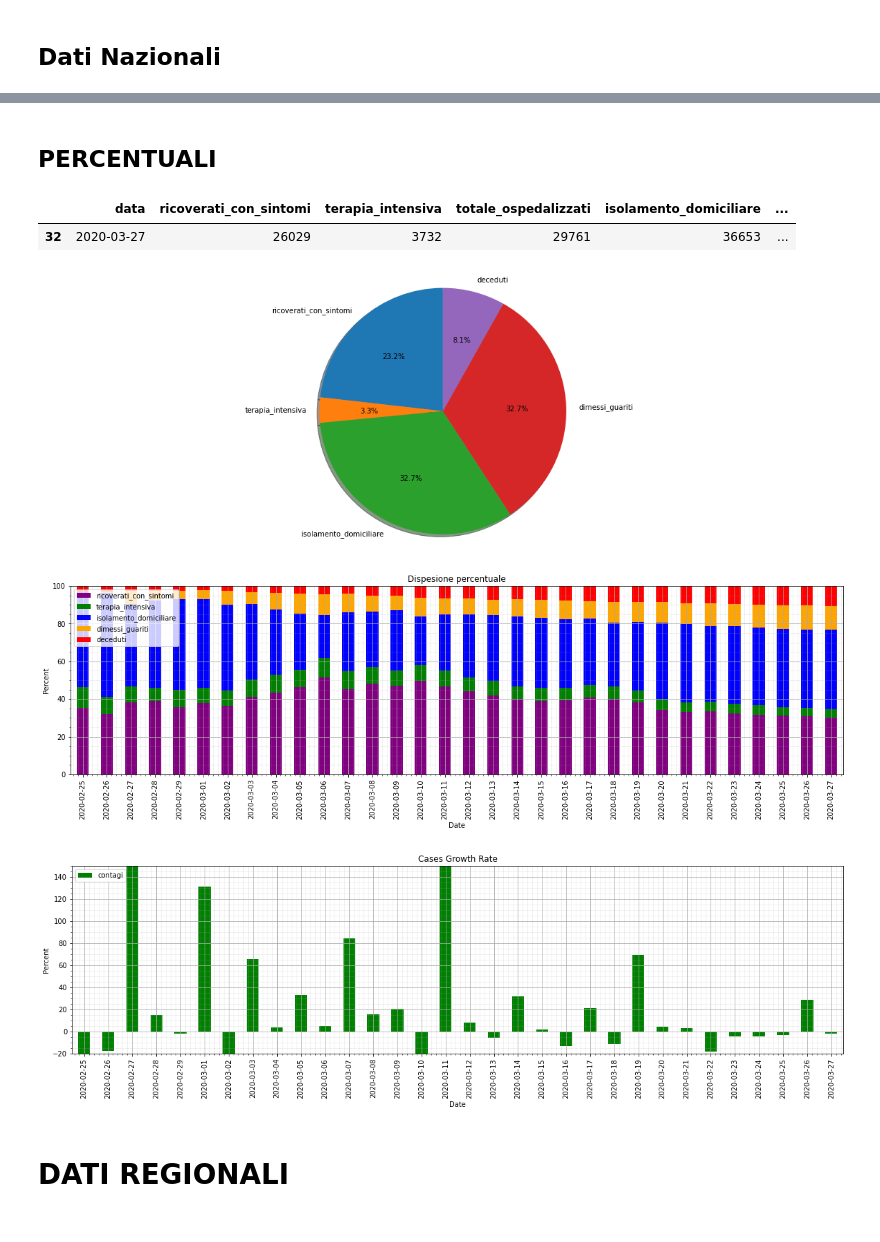
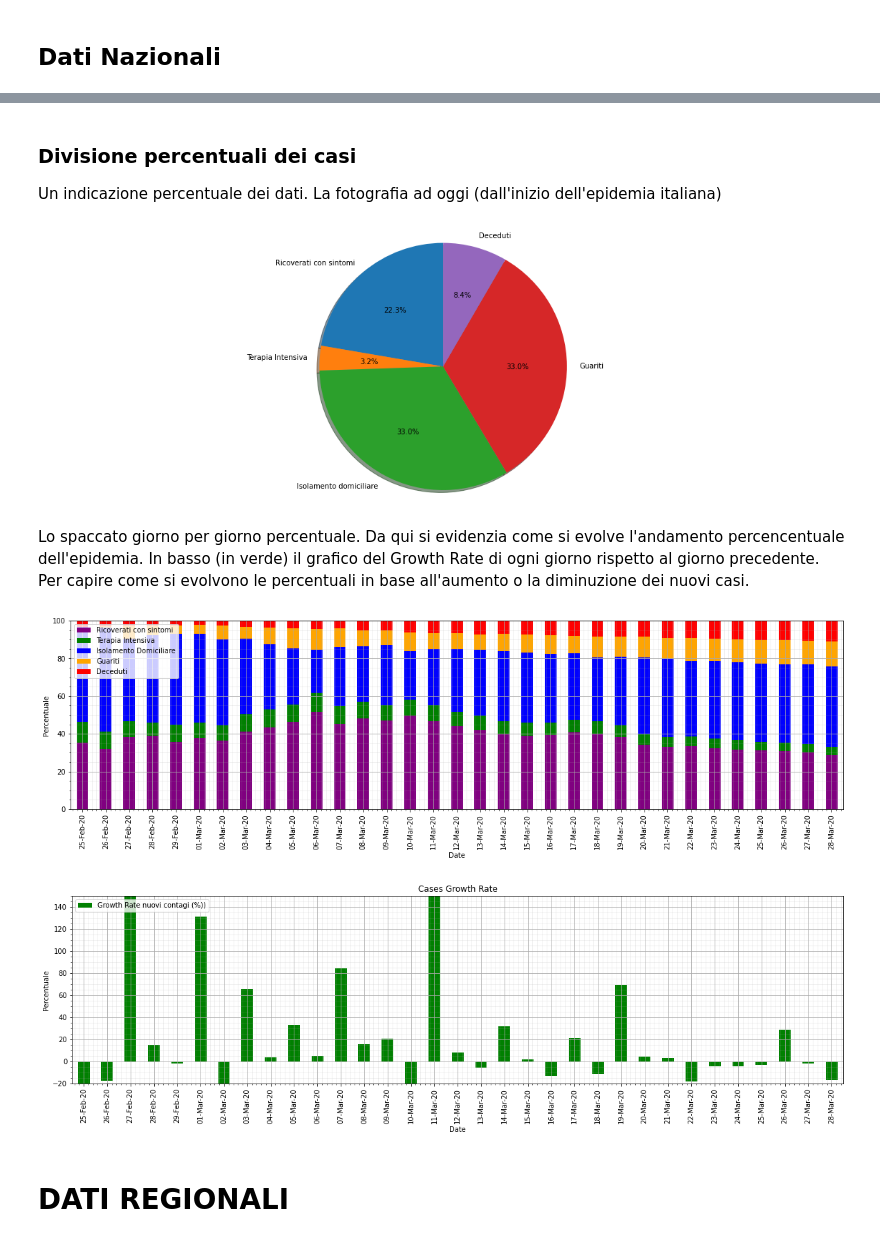
Before and after one commit to pasalino/Covid-19-PyAnalysis, a Jupyter notebook: Covid-19.ipynb, the cells around one changed output, grey strips where cells are left out. Cells and saved outputs as stored; diff of their text form; code cells hidden in the pictures.

```diff
--- a/Covid-19.ipynb
+++ b/Covid-19.ipynb
@@ -82,9 +102,9 @@ def beautify_graph(ax):
 ## Dati Nazionali
 # %%
 national_trend = pd.read_csv(os.path.join(REPO_DIR,'dati-andamento-nazionale/dpc-covid19-ita-andamento-nazionale.csv'))
-#national_trend['data'] = pd.to_datetime(national_trend['data']).dt.date
 national_trend['DATA'] = pd.to_datetime(national_trend['data'])
-national_trend['DATA'] = national_trend['DATA'].dt.strftime('%d-%m-%y')
+national_trend['DATA'] = national_trend['DATA'].dt.strftime('%d-%b-%y')
+national_trend['data'] = pd.to_datetime(national_trend['data']).dt.strftime('%d-%b-%y')
 national_trend = national_trend.drop('stato',axis=1).drop('note_it',axis=1).drop('note_en',axis=1)
-national_trend.set_index(keys=['DATA'],drop=True,append=False,inplace=True)
+national_trend.set_index(keys=['DATA'], append=False, inplace=True)
 national_trend.index.rename('', inplace=True)
@@ -271,20 +312,15 @@ avg_trend.tail(7)
-# %% [markdown]
-## PERCENTUALI
-# %%
-last_info = national_trend[-1:]
-last_info
-# %% [output]
-|  | data | ricoverati_con_sintomi | terapia_intensiva | totale_ospedalizzati | isolamento_domiciliare | ... |
-| 32 | 2020-03-27 | 26029 | 3732 | 29761 | 36653 | ... |
+# %% [markdown]
+### Divisione percentuali dei casi
+Un indicazione percentuale dei dati. La fotografia ad oggi (dall'inizio dell'epidemia italiana)
 # %%
 # Data to plot
-
+last_info = national_trend[-1:]
 v1 = int(last_info['ricoverati_con_sintomi'])
 v2 = int(last_info['terapia_intensiva'])
 v3 = int(last_info['isolamento_domiciliare'])
 v4 = int(last_info['isolamento_domiciliare'])
 v5 = int(last_info['deceduti'])
-labels = 'ricoverati_con_sintomi', 'terapia_intensiva', 'isolamento_domiciliare', 'dimessi_guariti', 'deceduti'
+labels = 'Ricoverati con sintomi', 'Terapia Intensiva', 'Isolamento domiciliare', 'Guariti', 'Deceduti'
 sizes = [v1, v2, v3, v4, v5]
 fig1, ax1 = plt.subplots()
 ax1.pie(sizes,labels=labels, autopct='%1.1f%%', shadow=True, startangle=90)
@@ -292,7 +328,7 @@ ax1.axis('equal')  # Equal aspect ratio ensures that pie is drawn as a circle.
 
 plt.show()
 # %% [output]
-[figure, old version]
+[figure, new version]
 # %%
 percents_in_period = pd.DataFrame()
 percents_in_period['data'] = national_trend['data']
@@ -303,35 +339,36 @@ percents_in_period['dimessi_guariti'] = (national_trend['dimessi_guariti'] / nat
 percents_in_period['deceduti'] = (national_trend['deceduti'] / national_trend['totale_casi'])*100
 percents_in_period['contagi'] = growth_rates['nuovi_attualmente_positivi']
 percents_in_period = percents_in_period[1:].round(2)
+# %% [markdown]
+Lo spaccato giorno per giorno percentuale. Da qui si evidenzia come si evolve l'andamento percencentuale dell'epidemia. In basso (in verde) il grafico del Growth Rate di ogni giorno rispetto al giorno precedente. Per capire come si evolvono le percentuali in base all'aumento o la diminuzione dei nuovi casi.
 # %%
 # %matplotlib notebook
 plt.rcParams['figure.figsize'] = [20, 5]
 
 plot = ['ricoverati_con_sintomi','terapia_intensiva','isolamento_domiciliare','dimessi_guariti','deceduti']
 colors = ['purple','green','blue', 'orange','red']
-labels = ['ricoverati_con_sintomi','terapia_intensiva','isolamento_domiciliare','dimessi_guariti','deceduti']
+labels = ['Ricoverati con sintomi','Terapia Intensiva','Isolamento Domiciliare','Guariti','Deceduti']
 ax = percents_in_period.plot(kind='bar', x='data', y=plot, color=colors, rot=90, label=labels, stacked=True)
-ax.set_title("Prcentage dispersion per day")
 ax.set_ylim(0,100)
 
 plot = ['contagi']
 colors = ['green']
-labels = ['contagi']
+labels = ['Growth Rate nuovi contagi (%))']
 ay = percents_in_period.plot(kind='bar', x='data', y=plot, color=colors, rot=90, label=labels)
 ay.set_title("Cases Growth Rate")
 ay.set_ylim(-20,150)
 
 
 
 for g in [ax,ay]:
     g.legend(loc="upper left")
     g.set_xlabel('Date')
-    g.set_ylabel('Percent')
+    g.set_ylabel('Percentuale')
     g.grid(b=True, which='major', color='#AAAAAA', linestyle='-')
     g.minorticks_on()
     g.grid(b=True, which='minor', color='#AAAAAA', linestyle='-', alpha=0.2)
 # %% [output]
-[figure, old version]
+[figure, new version]
-[figure, old version]
+[figure, new version]
 # %% [markdown]
 # DATI REGIONALI
```
Also changed, not shown: parts of 43 cells of this notebook, 1 other file.
